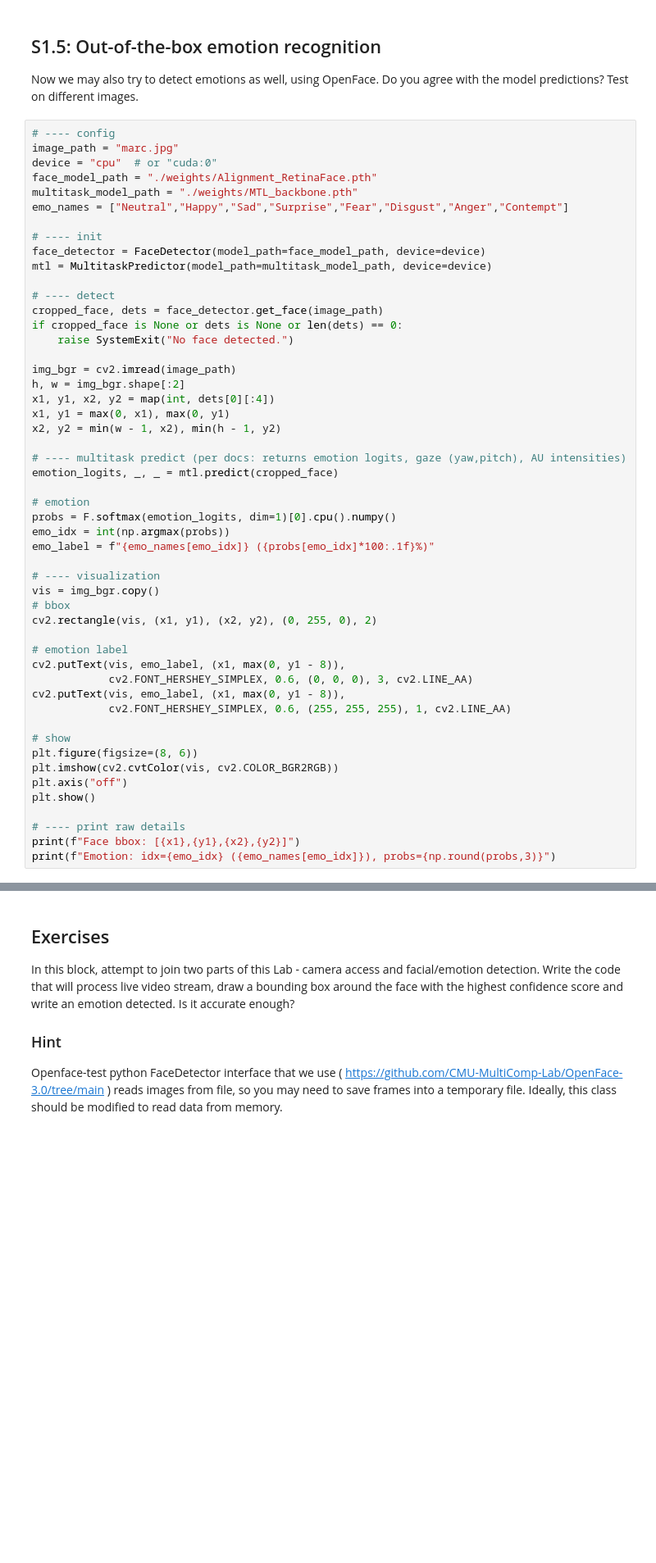
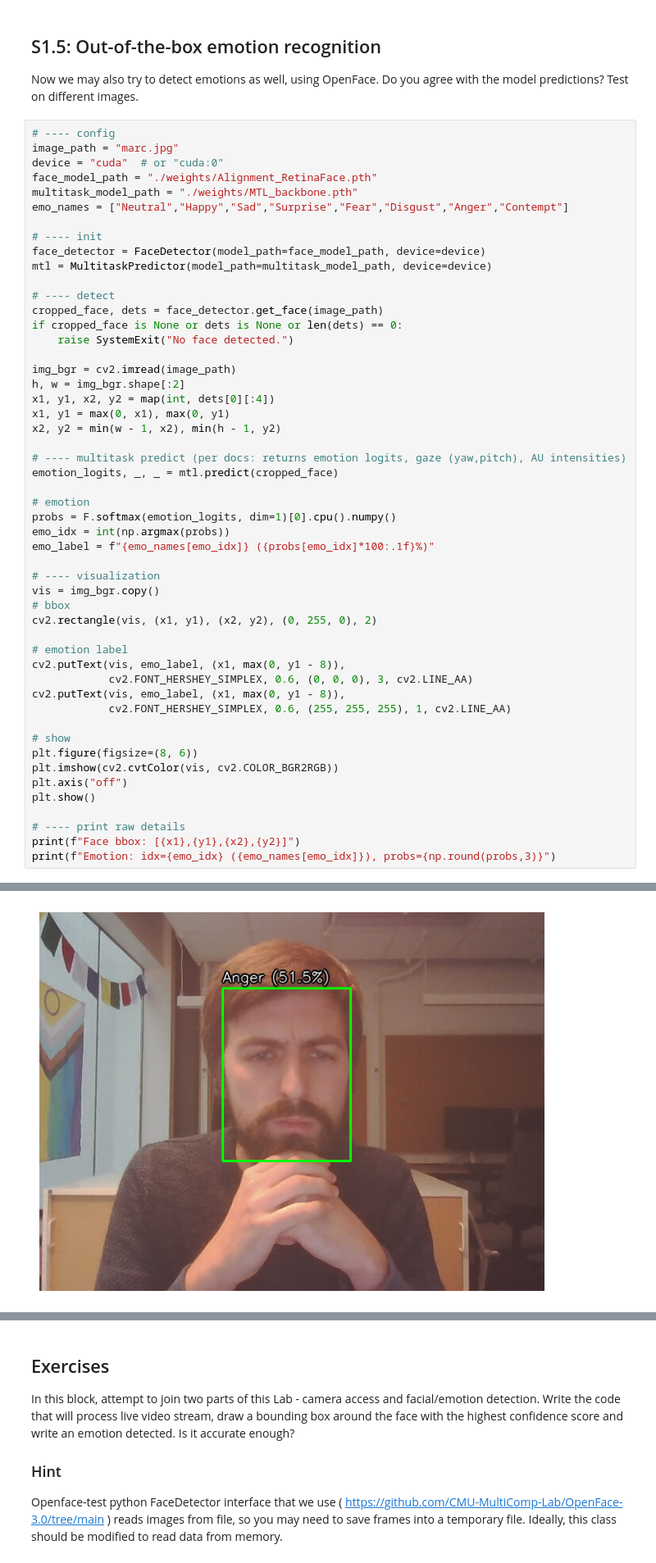
Before and after one commit to daanbrugmans/uu-intelligent-interactive-systems-25-26, a Jupyter notebook: assignments/lab_1/lab1_notebook.ipynb, the cells around one changed output, grey strips where cells are left out. Shown at 82% size. Cells and saved outputs as stored; diff of their text form; blank space fills up the shorter version.

```diff
--- a/assignments/lab_1/lab1_notebook.ipynb
+++ b/assignments/lab_1/lab1_notebook.ipynb
@@ -637,7 +735,7 @@ Now we may also try to detect emotions as well, using OpenFace. Do you agree wit
 # %%
 # ---- config
 image_path = "marc.jpg"
-device = "cpu"  # or "cuda:0"
+device = "cuda"  # or "cuda:0"
 face_model_path = "./weights/Alignment_RetinaFace.pth"
 multitask_model_path = "./weights/MTL_backbone.pth"
 emo_names = ["Neutral","Happy","Sad","Surprise","Fear","Disgust","Anger","Contempt"]
@@ -685,3 +783,4 @@ plt.show()
 # ---- print raw details
 print(f"Face bbox: [{x1},{y1},{x2},{y2}]")
 print(f"Emotion: idx={emo_idx} ({emo_names[emo_idx]}), probs={np.round(probs,3)}")
+# %% [output]
@@ -687,0 +793 @@ print(f"Emotion: idx={emo_idx} ({emo_names[emo_idx]}), probs={np.round(probs,3)}
+[figure, added]
```
Also changed, not shown: parts of 25 cells of this notebook.
